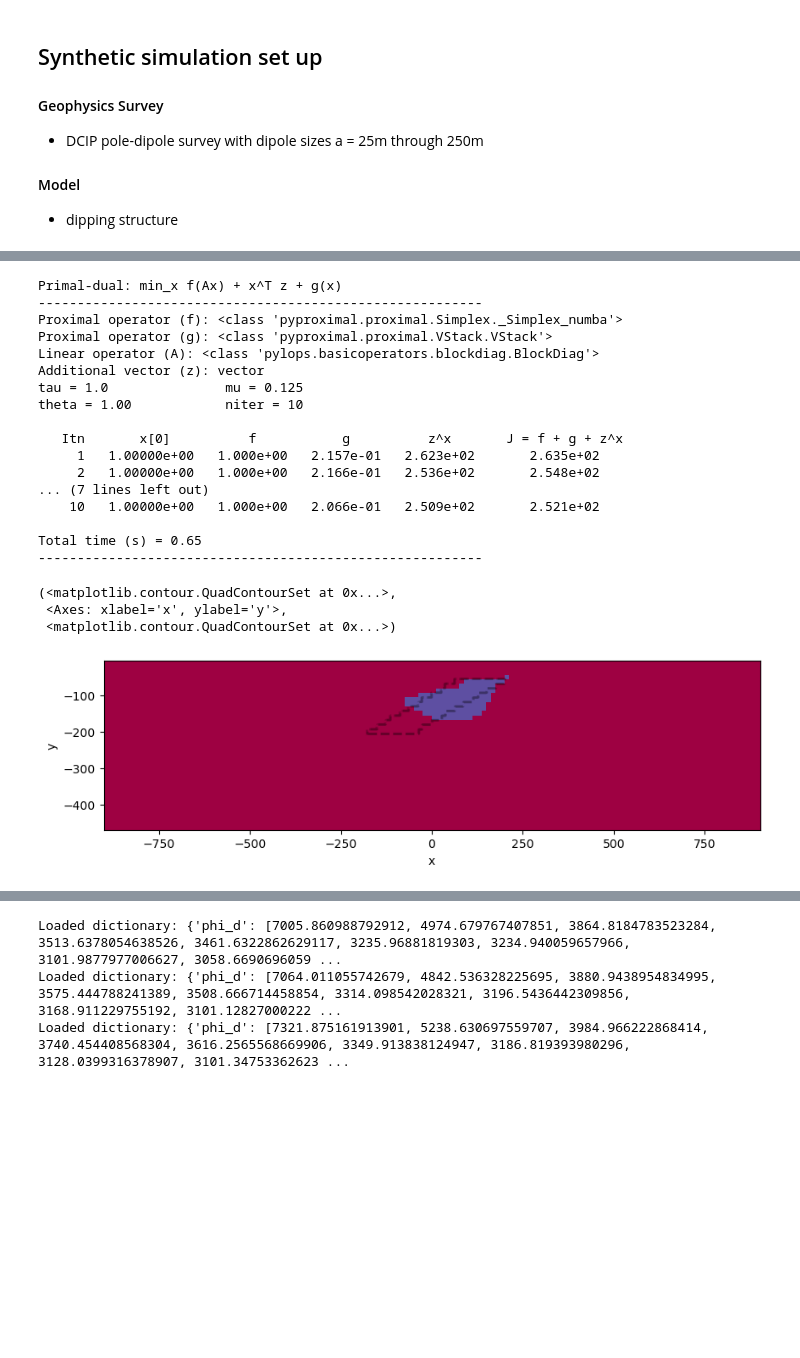
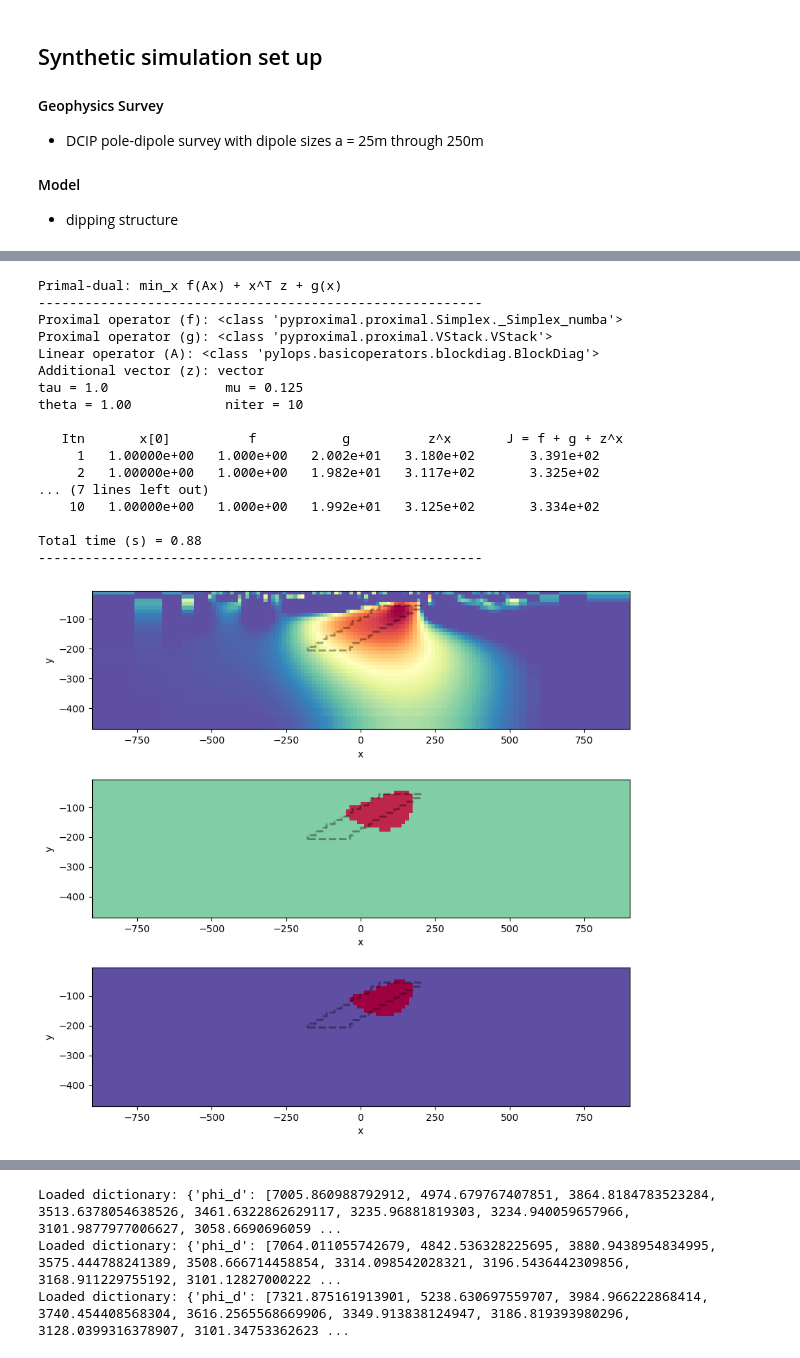
Before and after one commit to JKutt/transformers_segmentation, a Jupyter notebook: geological_segmentation/06-admm_results.ipynb, the cells around one changed output, grey strips where cells are left out. Saved outputs shown, nothing was run; the diff lists cells and outputs as text; code cells hidden in the pictures; blank space fills up the shorter version.

Commit message:
more segmentation writing and experimenting with texturizing the segmentation

```diff
--- a/geological_segmentation/06-admm_results.ipynb
+++ b/geological_segmentation/06-admm_results.ipynb
@@ -629,8 +637,22 @@ adding dipole size: 225
+# %%
+def compute_w(I, c):
+    return (I - c)**2
+ii = 15
+m = np.load(f'/home/juanito/Dropbox/JohnLindsey/geoseg/admm_iter_segnorm_1e-4/model_{ii}.npy')
+
+w0 = compute_w(m, np.log(1/380))
+w1 = compute_w(m, np.log(1/30))
+
+omega = w0 < w1
+
+segmentation = np.zeros_like(m)
+segmentation[omega] = 380
+segmentation[~omega] = 30
 # %%
 import pylops
 import pyproximal
-ii = 29
-m = np.load(f'admm_iter/model_{ii}.npy')
+ii = 15
+m = np.load(f'/home/juanito/Dropbox/JohnLindsey/geoseg/admm_iter_segnorm_1e-4/model_{ii}.npy')
 
 W = (
     sp.diags(meshCore.cell_volumes**2) * meshCore.average_face_to_cell
@@ -647,63 +669,68 @@ sigma = 1e0
 kappa = 1e0
 ms_relaxed = pyproximal.proximal.RelaxedMumfordShah(sigma=sigma, kappa=kappa)
 
-tau = 1e-4
+tau = 1e0
 # xp = TV.prox(g, tau)
 # xp = l1iso.prox(m, tau)
 xp = ms_relaxed.prox(m, tau)
 
-cl = np.array([np.log(1/380), np.log(1/30)])
+cl = np.array([np.log(1/450), np.log(1/20)])
 ncl = len(cl)
 segpd_prob, segpd = \
-    pyproximal.optimization.segmentation.Segment(xp, cl, 1., 0.01,
+    pyproximal.optimization.segmentation.Segment(xp, cl, 1., 1,
                                                  niter=10, show=True,
                                                  kwargs_simplex=dict(engine='numba'))
 
 
-fig, ax = plt.subplots(1, 1, figsize=(10, 10))
-meshCore.plot_image(segpd, ax=ax, pcolor_opts={'cmap':'Spectral'})
-ax.axis('equal')
-utils.plot2Ddata(
+fig, ax = plt.subplots(3, 1, figsize=(10, 10))
+meshCore.plot_image(1 / np.exp(m), ax=ax[0], clim=[0, 500], pcolor_opts={'cmap':'Spectral'})
+ax[0].axis('equal')
 
-    meshCore.gridCC,mtrue[actcore],nx=500,ny=500,
-    contourOpts={'alpha':0},
-    #clim=[0,5],
-    ax=ax,
-    level=True,
-    ncontour=2,
-    levelOpts={'colors':'k','linewidths':2,'linestyles':'--', 'alpha':0.2},
-    method='nearest'
+meshCore.plot_image(segmentation, ax=ax[1], clim=[0, 500], pcolor_opts={'cmap':'Spectral'})
+ax[1].axis('equal')
 
-)
+meshCore.plot_image(segpd, ax=ax[2], pcolor_opts={'cmap':'Spectral_r'})
+ax[2].axis('equal')
+
+for ax_ in ax:
+    utils.plot2Ddata(
+
+        meshCore.gridCC,mtrue[actcore],nx=500,ny=500,
+        contourOpts={'alpha':0},
+        #clim=[0,5],
+        ax=ax_,
+        level=True,
+        ncontour=2,
+        levelOpts={'colors':'k','linewidths':2,'linestyles':'--', 'alpha':0.2},
+        method='nearest'
+
+    )
 # plt.figure(figsize=(7, 2))
 # plt.plot(x, x, 'k', lw=2, label='x')
 # plt.plot(x, xp, 'r', lw=2, label='prox(x)')
 # plt.xlabel('x')
 # plt.title(r'$||x||_{TV}$')
 # plt.legend()
 # plt.tight_layout()
 # %% [output]
 Primal-dual: min_x f(Ax) + x^T z + g(x)
 ---------------------------------------------------------
 Proximal operator (f): <class 'pyproximal.proximal.Simplex._Simplex_numba'>
 Proximal operator (g): <class 'pyproximal.proximal.VStack.VStack'>
 Linear operator (A): <class 'pylops.basicoperators.blockdiag.BlockDiag'>
 Additional vector (z): vector
 tau = 1.0               mu = 0.125
 theta = 1.00            niter = 10
 
    Itn       x[0]          f           g          z^x       J = f + g + z^x
-     1   1.00000e+00   1.000e+00   2.157e-01   2.623e+02       2.635e+02
-     2   1.00000e+00   1.000e+00   2.166e-01   2.536e+02       2.548e+02
+     1   1.00000e+00   1.000e+00   2.002e+01   3.180e+02       3.391e+02
+     2   1.00000e+00   1.000e+00   1.982e+01   3.117e+02       3.325e+02
 ... (7 lines left out)
-    10   1.00000e+00   1.000e+00   2.066e-01   2.509e+02       2.521e+02
+    10   1.00000e+00   1.000e+00   1.992e+01   3.125e+02       3.334e+02
 
-Total time (s) = 0.65
+Total time (s) = 0.88
 ---------------------------------------------------------
-(<matplotlib.contour.QuadContourSet at 0x...>,
- <Axes: xlabel='x', ylabel='y'>,
- <matplotlib.contour.QuadContourSet at 0x...>)
-[figure, old version]
+[figure, new version]
 # %%
 fig, axs = plt.subplots(1, 2, figsize=(15, 6))
 for i, ax in enumerate(axs):
```
Also changed, not shown: parts of 4 cells of this notebook.
